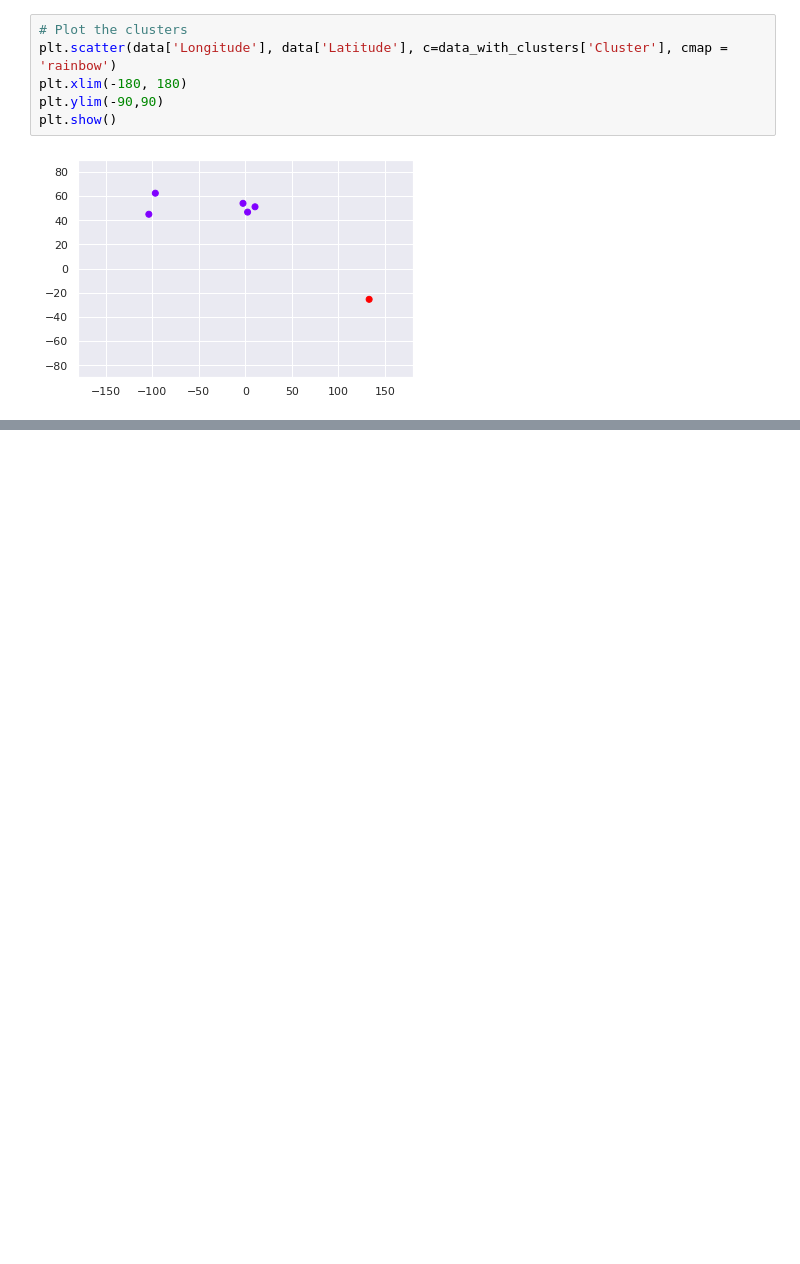
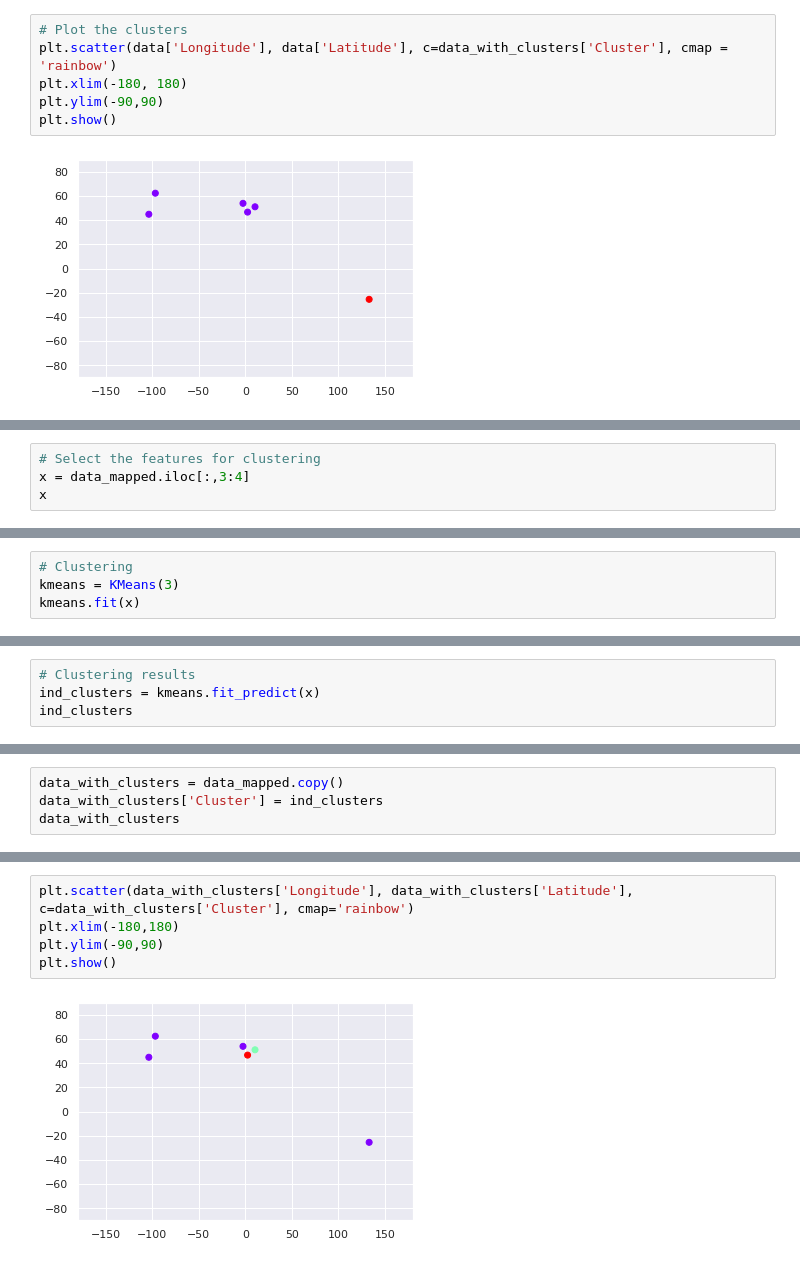
Before and after one commit to Szczureczek1983/Repozytorium2, a Jupyter notebook: Cluster_analysis_365.ipynb, the cells around one changed output, grey strips where cells are left out. Drawn from its saved outputs; the diff is of its cells as text; blank space fills up the shorter version.

```diff
--- a/Cluster_analysis_365.ipynb
+++ b/Cluster_analysis_365.ipynb
@@ -123,0 +151,4 @@ plt.show()
+# %%
+# Select the features for clustering
+x = data_mapped.iloc[:,3:4]
+x
@@ -123,0 +163,4 @@ plt.show()
+# %%
+# Clustering
+kmeans = KMeans(3)
+kmeans.fit(x)
@@ -123,0 +169,4 @@ plt.show()
+# %%
+# Clustering results
+ind_clusters = kmeans.fit_predict(x)
+ind_clusters
@@ -123,0 +175,4 @@ plt.show()
+# %%
+data_with_clusters = data_mapped.copy()
+data_with_clusters['Cluster'] = ind_clusters
+data_with_clusters
@@ -123,0 +187,7 @@ plt.show()
+# %%
+plt.scatter(data_with_clusters['Longitude'], data_with_clusters['Latitude'], c=data_with_clusters['Cluster'], cmap='rainbow')
+plt.xlim(-180,180)
+plt.ylim(-90,90)
+plt.show()
+# %% [output]
+[figure, added]
```
Also changed, not shown: parts of 20 cells of this notebook.
